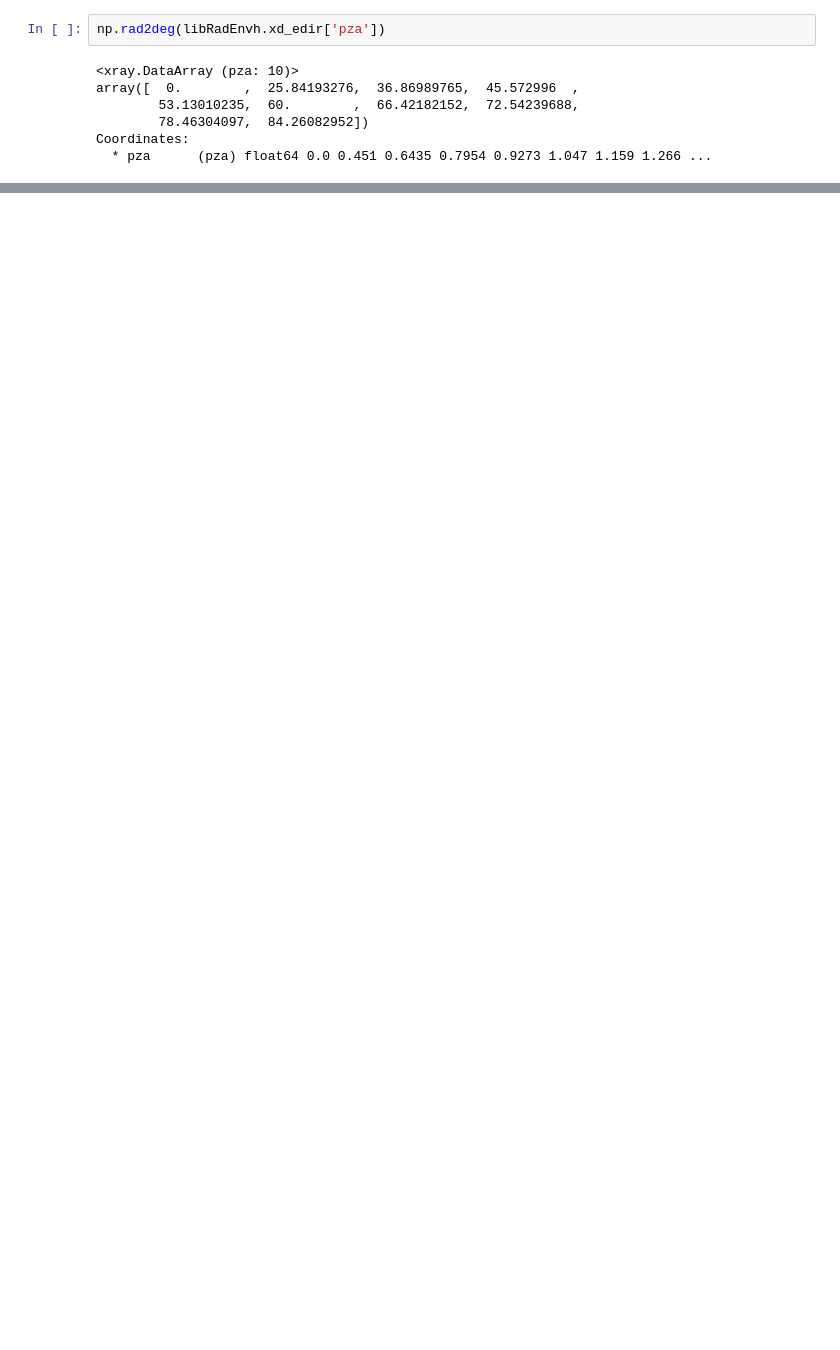
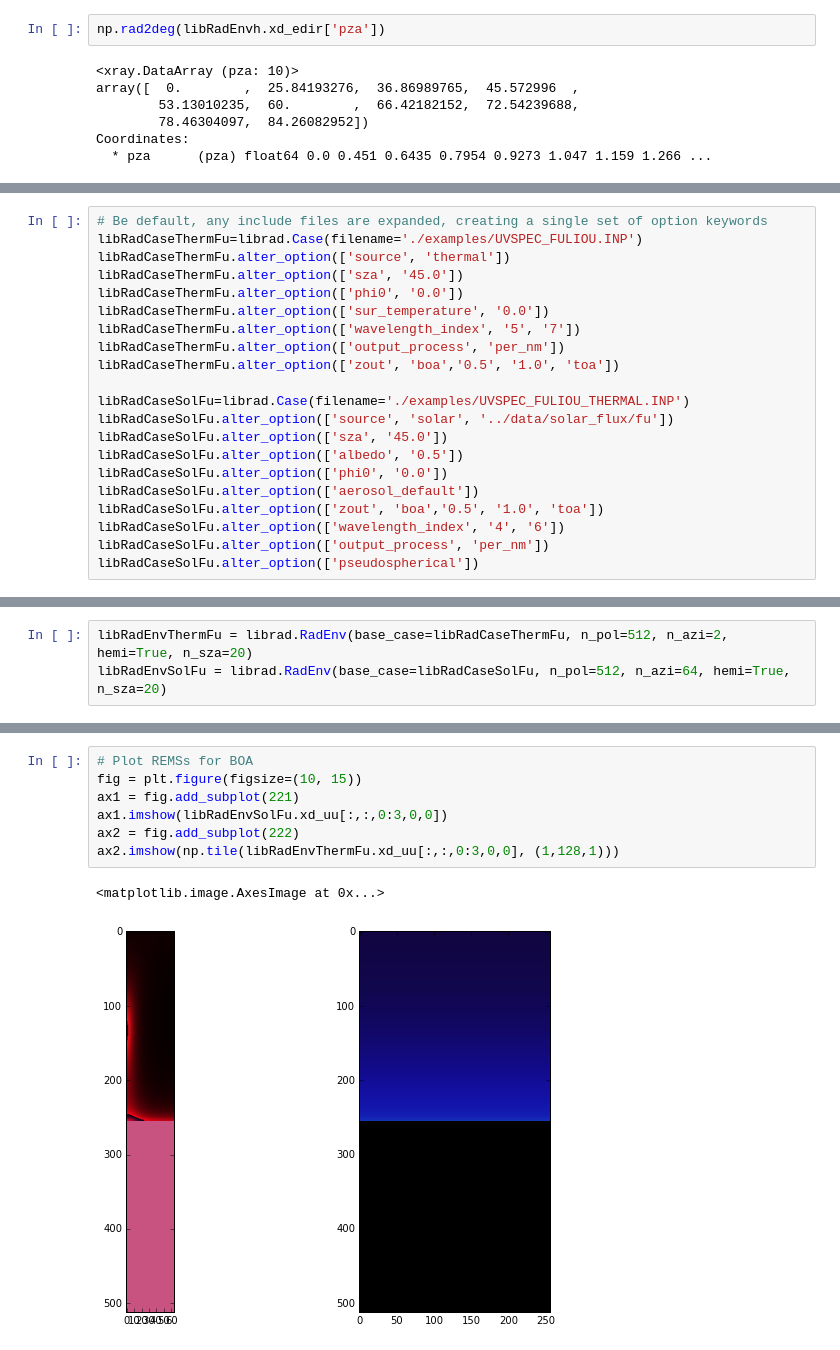
Before and after one commit to derekjgriffith/nbMORTICIA, a Jupyter notebook: rad/04a-Radiant-Env-Maps-RadEnv.ipynb, the cells around one changed output, grey strips where cells are left out. Cells and saved outputs as stored; diff of their text form; blank space fills up the shorter version.

```diff
--- a/rad/04a-Radiant-Env-Maps-RadEnv.ipynb
+++ b/rad/04a-Radiant-Env-Maps-RadEnv.ipynb
@@ -331,0 +243,21 @@ libRadEnvh.xd_trans.data.max()
+# %%
+# Be default, any include files are expanded, creating a single set of option keywords
+libRadCaseThermFu=librad.Case(filename='./examples/UVSPEC_FULIOU.INP')
+libRadCaseThermFu.alter_option(['source', 'thermal'])
+libRadCaseThermFu.alter_option(['sza', '45.0'])
+libRadCaseThermFu.alter_option(['phi0', '0.0'])
+libRadCaseThermFu.alter_option(['sur_temperature', '0.0'])
+libRadCaseThermFu.alter_option(['wavelength_index', '5', '7'])
+libRadCaseThermFu.alter_option(['output_process', 'per_nm'])
+libRadCaseThermFu.alter_option(['zout', 'boa','0.5', '1.0', 'toa'])
+
+libRadCaseSolFu=librad.Case(filename='./examples/UVSPEC_FULIOU_THERMAL.INP')
+libRadCaseSolFu.alter_option(['source', 'solar', '../data/solar_flux/fu'])
+libRadCaseSolFu.alter_option(['sza', '45.0'])
+libRadCaseSolFu.alter_option(['albedo', '0.5'])
+libRadCaseSolFu.alter_option(['phi0', '0.0'])
+libRadCaseSolFu.alter_option(['aerosol_default'])
+libRadCaseSolFu.alter_option(['zout', 'boa','0.5', '1.0', 'toa'])
+libRadCaseSolFu.alter_option(['wavelength_index', '4', '6'])
+libRadCaseSolFu.alter_option(['output_process', 'per_nm'])
+libRadCaseSolFu.alter_option(['pseudospherical'])
@@ -331,0 +286,3 @@ libRadEnvh.xd_trans.data.max()
+# %%
+libRadEnvThermFu = librad.RadEnv(base_case=libRadCaseThermFu, n_pol=512, n_azi=2, hemi=True, n_sza=20)
+libRadEnvSolFu = librad.RadEnv(base_case=libRadCaseSolFu, n_pol=512, n_azi=64, hemi=True, n_sza=20)
@@ -331,0 +333,10 @@ libRadEnvh.xd_trans.data.max()
+# %%
+# Plot REMSs for BOA
+fig = plt.figure(figsize=(10, 15))
+ax1 = fig.add_subplot(221)
+ax1.imshow(libRadEnvSolFu.xd_uu[:,:,0:3,0,0])
+ax2 = fig.add_subplot(222)
+ax2.imshow(np.tile(libRadEnvThermFu.xd_uu[:,:,0:3,0,0], (1,128,1)))
+# %% [output]
+<matplotlib.image.AxesImage at 0x...>
+[figure, added]
```
Also changed, not shown: parts of 90 cells of this notebook, 2 other files.
